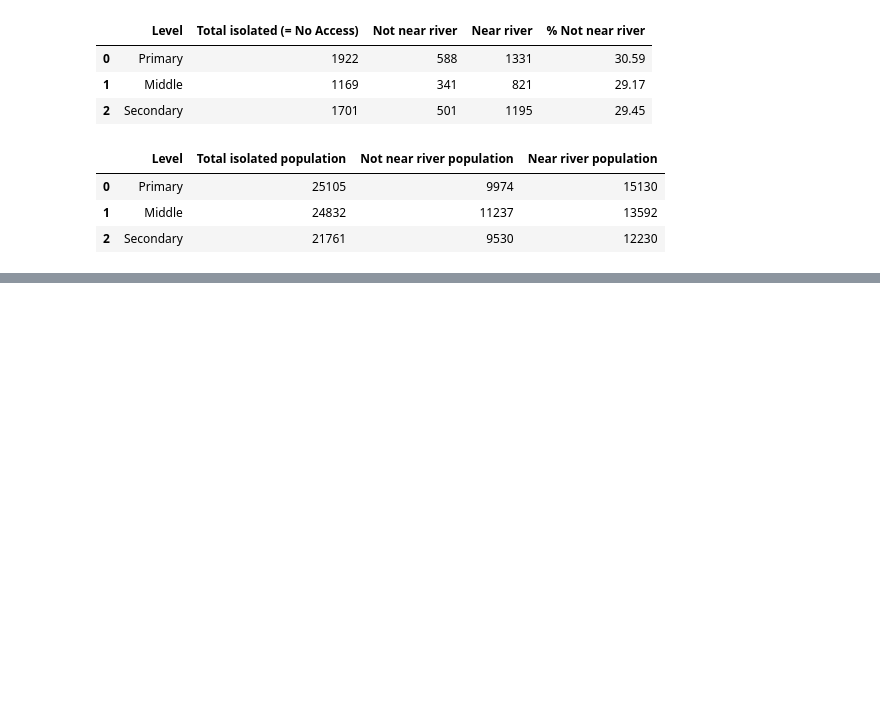
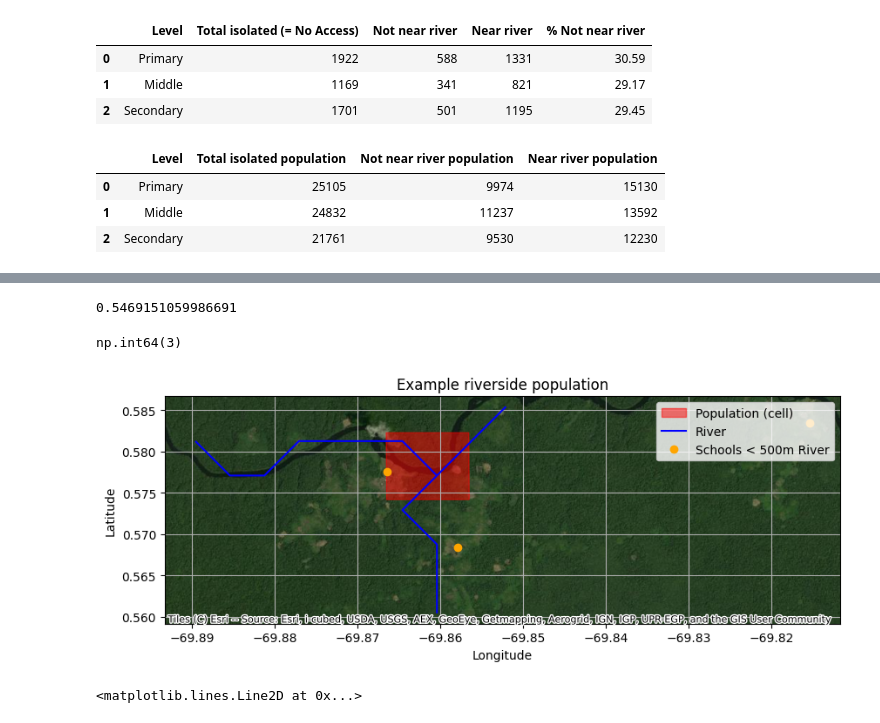
Before and after one commit to Claudio9701/amazon-settlements-edu-access, a Jupyter notebook: 06_01_riverside_schools.ipynb, the cells around one changed output, grey strips where cells are left out. Cells and saved outputs as stored; diff of their text form; code cells hidden in the pictures; blank space fills up the shorter version.

Commit message:
Identify riverside schools & calculate travel times with osrm

```diff
--- a/06_01_riverside_schools.ipynb
+++ b/06_01_riverside_schools.ipynb
@@ -358,0 +367,65 @@ water_union = water_polys.geometry.unary_union
+# %%
+amazon_schools_primary = amazon_schools[amazon_schools["nivel_primaria"] == 1]
+# %%
+amazon_schools_primary_proj = amazon_schools_primary.to_crs(amazon_rivers_gdf_proj.crs)
+# %%
+amazon_schools_primary_wrivers_proj = amazon_schools_primary_proj.sjoin_nearest(
+    amazon_rivers_gdf_proj,
+    how="left",
+    max_distance=500,
+    distance_col="distance_to_river",  # 1km
+).dropna(subset="distance_to_river")
+# %%
+amazon_schools_primary_wrivers = amazon_schools_primary_wrivers_proj.to_crs(4326)
+# %%
+40271 / 73633
+# %% [output]
+0.5469151059986691
+# %%
+amazon_schools_primary_wrivers.intersects(
+    polygon_example.iloc[0]["geometry"].buffer(0.1)
+).sum()
+# %% [output]
+np.int64(3)
+# %%
+# Visualize the polygon
+fig, ax = plt.subplots(figsize=(10, 10))
+
+# Plot the polygon with the population data
+polygon_example.plot(ax=ax, facecolor="red", edgecolor="red", alpha=0.5)
+
+amazon_rivers_gdf[
+    amazon_rivers_gdf.intersects(polygon_example.iloc[0]["geometry"])
+].plot(ax=ax, color="blue")
+
+amazon_schools_primary_wrivers[
+    amazon_schools_primary_wrivers.intersects(
+        polygon_example.iloc[0]["geometry"].buffer(0.1)
+    )
+].plot(ax=ax, color="orange")
+
+# Add the basemap
+cx.add_basemap(ax, source=cx.providers.Esri.WorldImagery, crs=polygon_example.crs)
+
+# Add the title
+ax.set_title("Example riverside population")
+
+# Add the grid
+ax.grid(True)
+
+# Add the x and y labels
+ax.set_xlabel("Longitude")
+ax.set_ylabel("Latitude")
+
+pop_patch = mpatches.Patch(color="red", label="Population (cell)", alpha=0.5)
+river_line = mlines.Line2D([], [], color="blue", label="River")
+school_point = mlines.Line2D(
+    [], [], color="orange", label="Schools < 500m River", linewidth=0, marker="o"
+)
+
+ax.legend(handles=[pop_patch, river_line, school_point], loc="upper right")
+
+# Show the plot
+plt.show()
+# %% [output]
+[figure, added]
@@ -358,0 +434,4 @@ water_union = water_polys.geometry.unary_union
+# %%
+school_point
+# %% [output]
+<matplotlib.lines.Line2D at 0x...>
```
Also changed, not shown: parts of 20 cells of this notebook.
